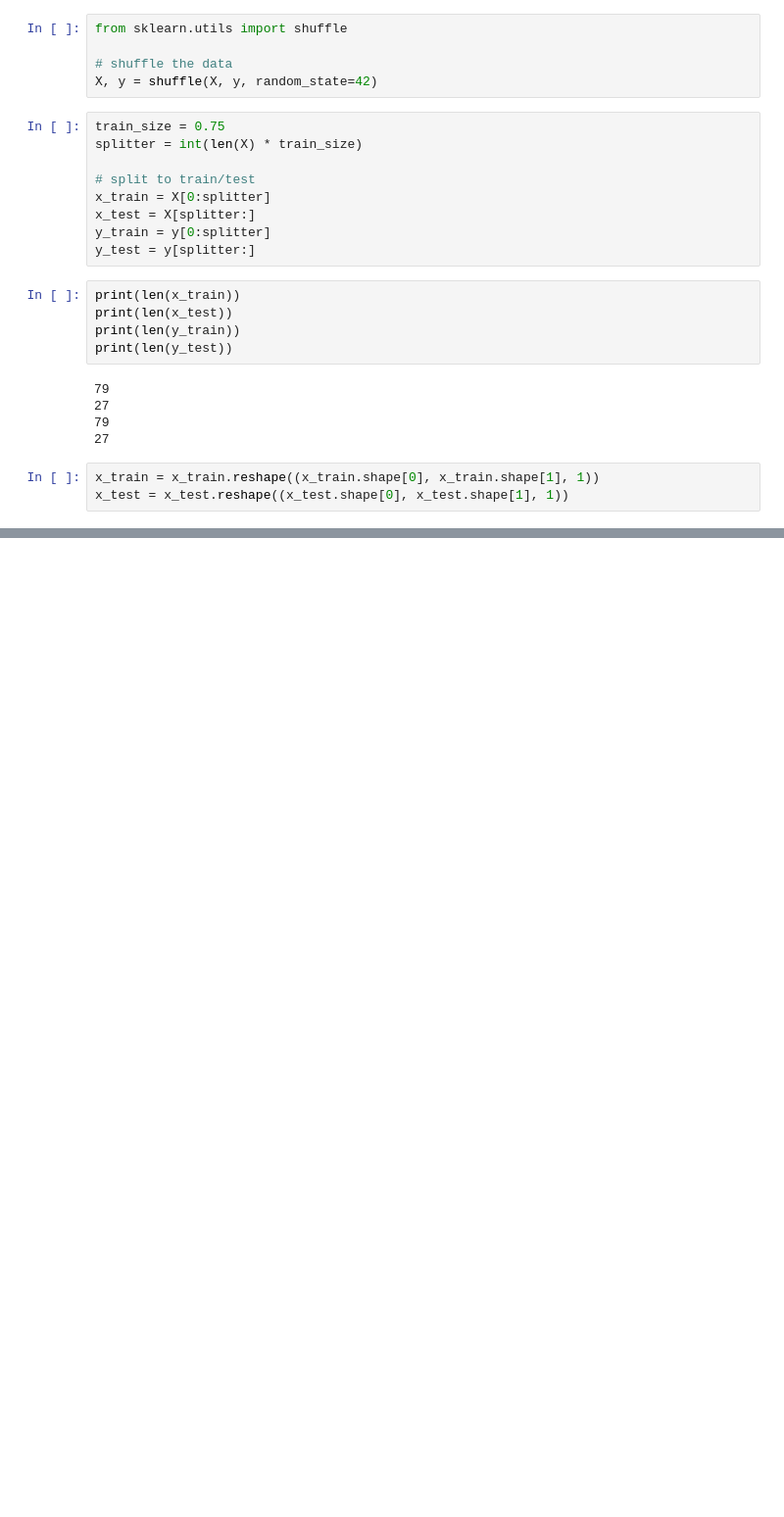
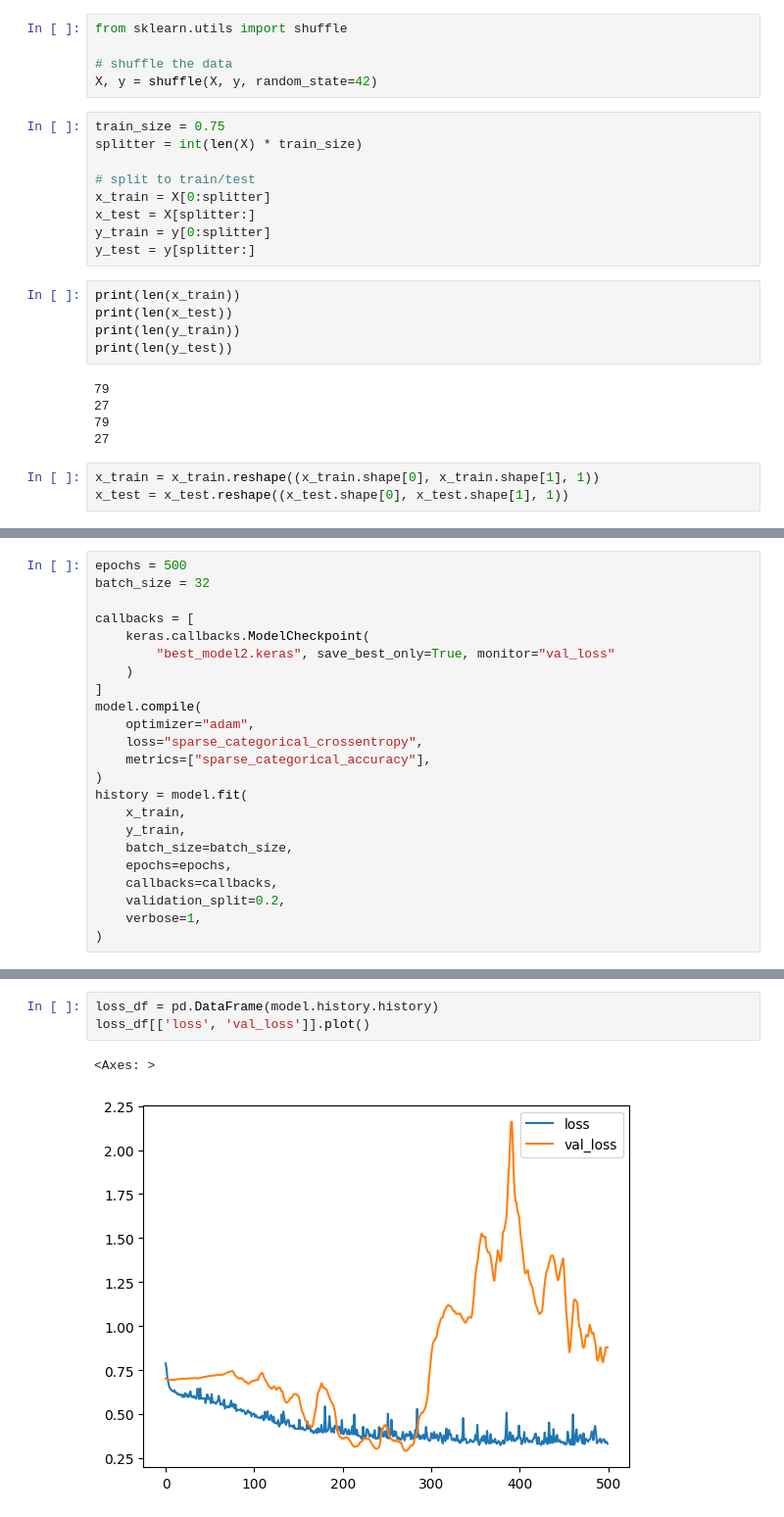
Before and after one commit to FabianZsolt/deeplearning, a Jupyter notebook: Assignments/Exercise project 3 (CNN time-series classification)/Exercise project 3 (CNN time-series classification).ipynb, the cells around one changed output, grey strips where cells are left out. Shown at 98% size. Cells and saved outputs as stored; diff of their text form; blank space fills up the shorter version.

```diff
--- a/Assignments/Exercise project 3 (CNN time-series classification)/Exercise project 3 (CNN time-series classification).ipynb
+++ b/Assignments/Exercise project 3 (CNN time-series classification)/Exercise project 3 (CNN time-series classification).ipynb
@@ -205,3 +205,26 @@ Model: "sequential"
  Total params: 4,802 (18.76 KB)
  Trainable params: 4,674 (18.26 KB)
  Non-trainable params: 128 (512.00 B)
+# %%
+epochs = 500
+batch_size = 32
+
+callbacks = [
+    keras.callbacks.ModelCheckpoint(
+        "best_model2.keras", save_best_only=True, monitor="val_loss"
+    )
+]
+model.compile(
+    optimizer="adam",
+    loss="sparse_categorical_crossentropy",
+    metrics=["sparse_categorical_accuracy"],
+)
+history = model.fit(
+    x_train,
+    y_train,
+    batch_size=batch_size,
+    epochs=epochs,
+    callbacks=callbacks,
+    validation_split=0.2,
+    verbose=1,
+)
@@ -207,0 +249,6 @@ Model: "sequential"
+# %%
+loss_df = pd.DataFrame(model.history.history)
+loss_df[['loss', 'val_loss']].plot()
+# %% [output]
+<Axes: >
+[figure, added]
```
Also changed, not shown: parts of 3 cells of this notebook, 1 other file.
